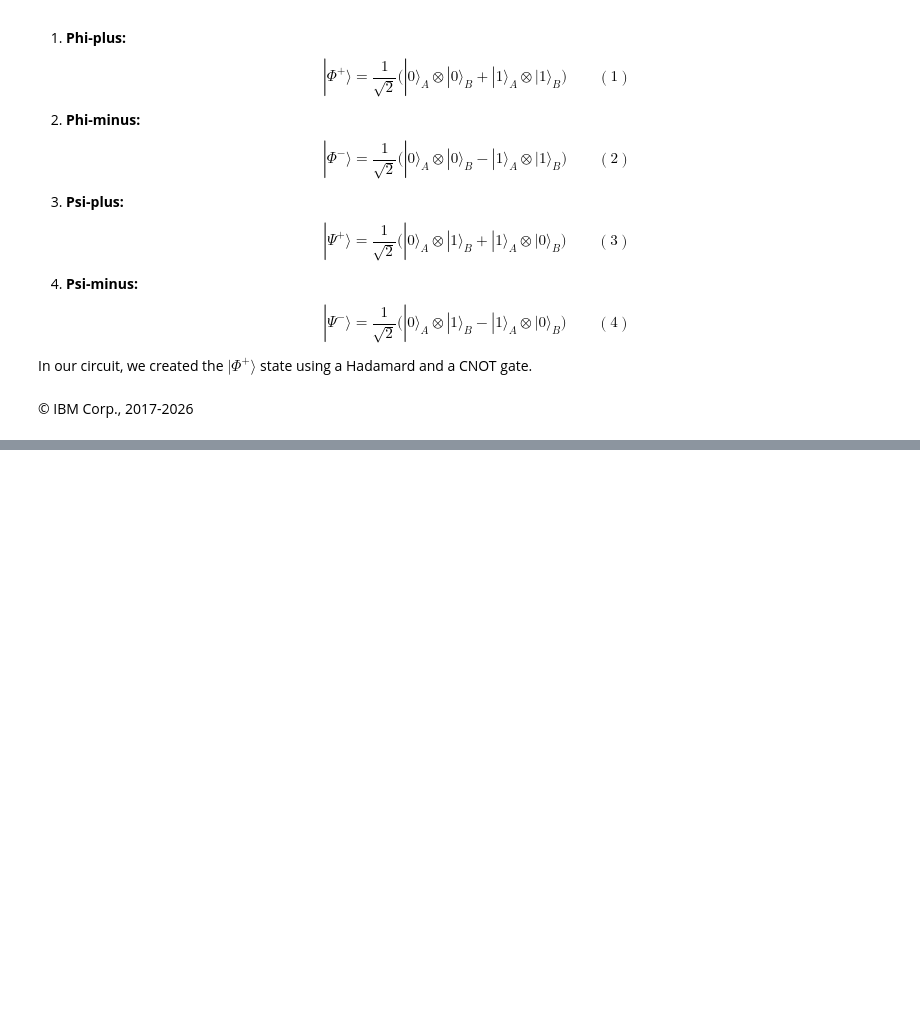
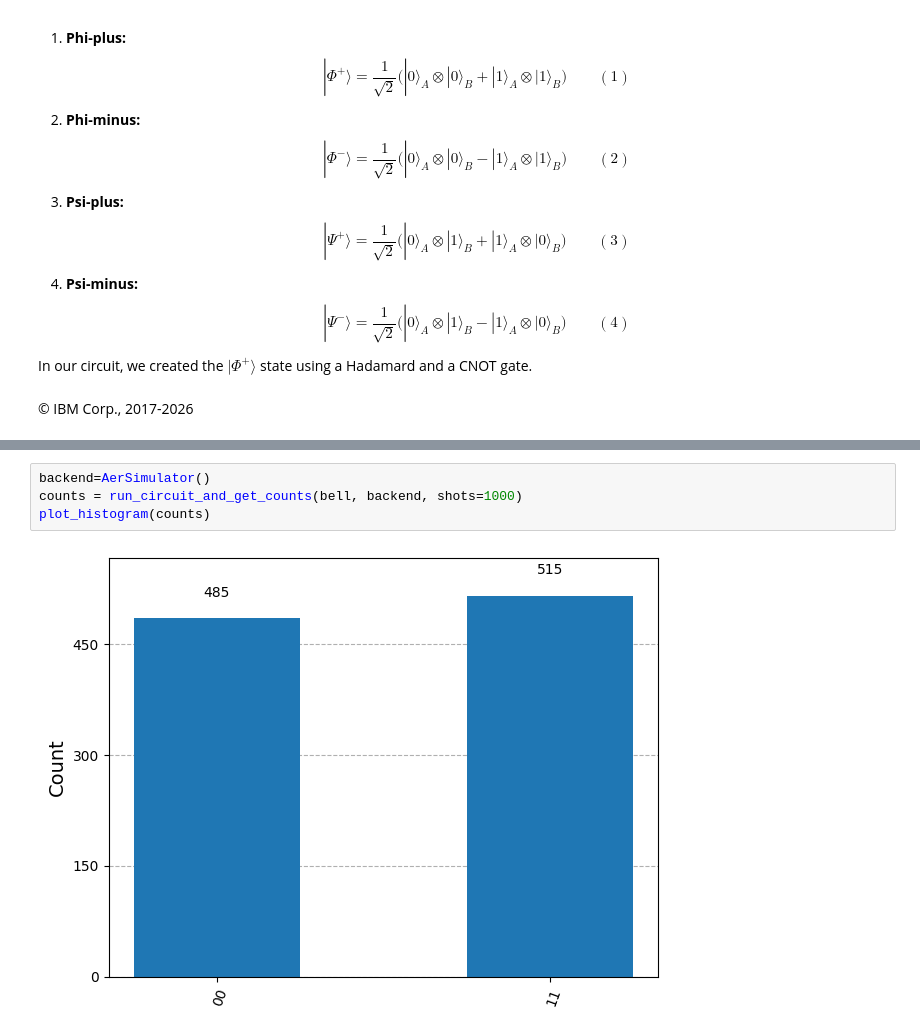
Before and after one commit to r-karra/learn-quantum-AI, a Jupyter notebook: Use a quantum computer today-IBM/build-and-run-your-first-quantum-program.ipynb, the cells around one changed output, grey strips where cells are left out. Saved outputs shown, nothing was run; the diff lists cells and outputs as text; blank space fills up the shorter version.

```diff
--- a/Use a quantum computer today-IBM/build-and-run-your-first-quantum-program.ipynb
+++ b/Use a quantum computer today-IBM/build-and-run-your-first-quantum-program.ipynb
@@ -306,0 +385,6 @@ In our circuit, we created the $|\Phi ^{+}\rangle$ state using a Hadamard and a
+# %%
+backend=AerSimulator()
+counts = run_circuit_and_get_counts(bell, backend, shots=1000)
+plot_histogram(counts)
+# %% [output]
+[figure, added]
```
Also changed, not shown: parts of 17 cells of this notebook.
